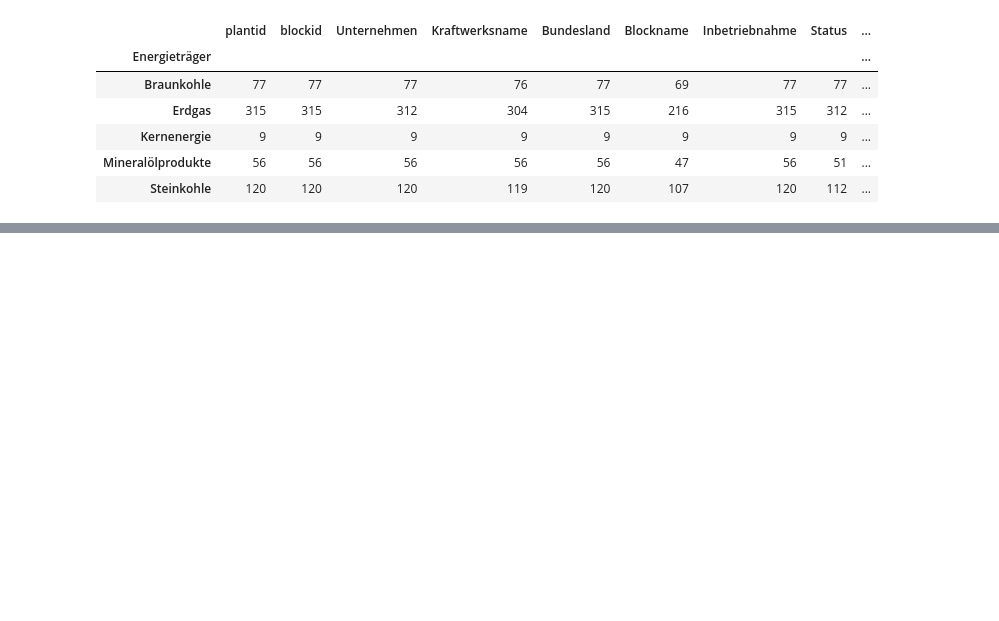
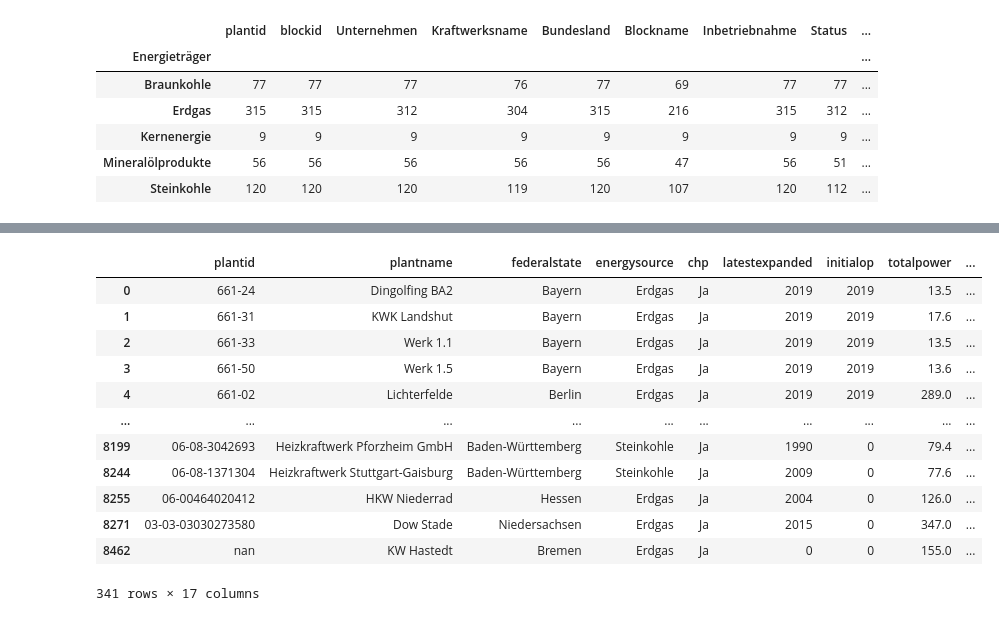
Before and after one commit to sidietz/plantwatch-data, a Jupyter notebook: basic/toblocks-v3.ipynb, the cells around one changed output, grey strips where cells are left out. Cells and saved outputs as stored; diff of their text form; code cells hidden in the pictures; blank space fills up the shorter version.

```diff
--- a/basic/toblocks-v3.ipynb
+++ b/basic/toblocks-v3.ipynb
@@ -461,0 +541,16 @@ pl4.loc[pl4['Energieträger'] == "Mineralölprodukte"].sort_values(["Bundesland"
+# %%
+pld3
+# %% [output]
+|  | plantid | plantname | federalstate | energysource | chp | latestexpanded | initialop | totalpower | ... |
+| 0 | 661-24 | Dingolfing BA2 | Bayern | Erdgas | Ja | 2019 | 2019 | 13.5 | ... |
+| 1 | 661-31 | KWK Landshut | Bayern | Erdgas | Ja | 2019 | 2019 | 17.6 | ... |
+| 2 | 661-33 | Werk 1.1 | Bayern | Erdgas | Ja | 2019 | 2019 | 13.5 | ... |
+| 3 | 661-50 | Werk 1.5 | Bayern | Erdgas | Ja | 2019 | 2019 | 13.6 | ... |
+| 4 | 661-02 | Lichterfelde | Berlin | Erdgas | Ja | 2019 | 2019 | 289.0 | ... |
+| ... | ... | ... | ... | ... | ... | ... | ... | ... | ... |
+| 8199 | 06-08-3042693 | Heizkraftwerk Pforzheim GmbH | Baden-Württemberg | Steinkohle | Ja | 1990 | 0 | 79.4 | ... |
+| 8244 | 06-08-1371304 | Heizkraftwerk Stuttgart-Gaisburg | Baden-Württemberg | Steinkohle | Ja | 2009 | 0 | 77.6 | ... |
+| 8255 | 06-00464020412 | HKW Niederrad | Hessen | Erdgas | Ja | 2004 | 0 | 126.0 | ... |
+| 8271 | 03-03-03030273580 | Dow Stade | Niedersachsen | Erdgas | Ja | 2015 | 0 | 347.0 | ... |
+| 8462 | nan | KW Hastedt | Bremen | Erdgas | Ja | 0 | 0 | 155.0 | ... |
+341 rows × 17 columns
```
Also changed, not shown: parts of 19 cells of this notebook.
